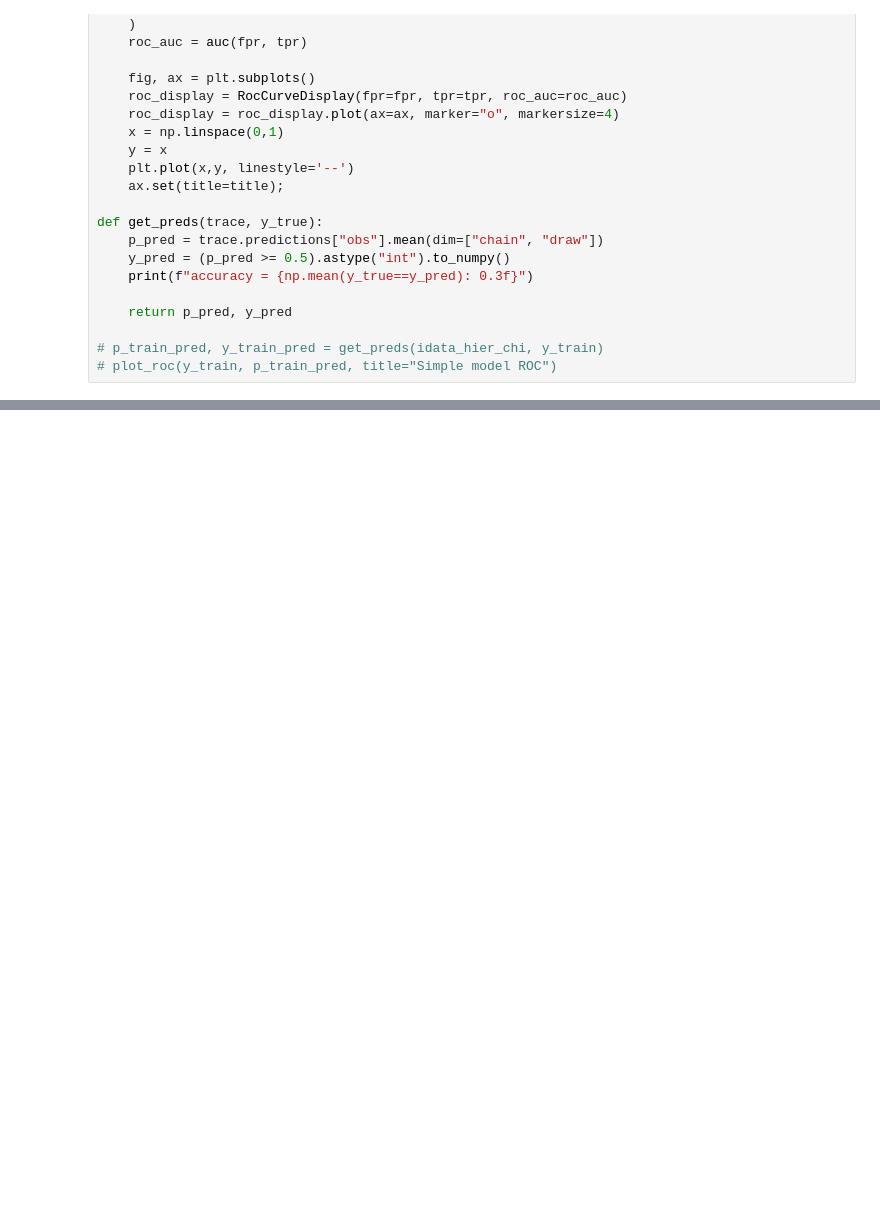
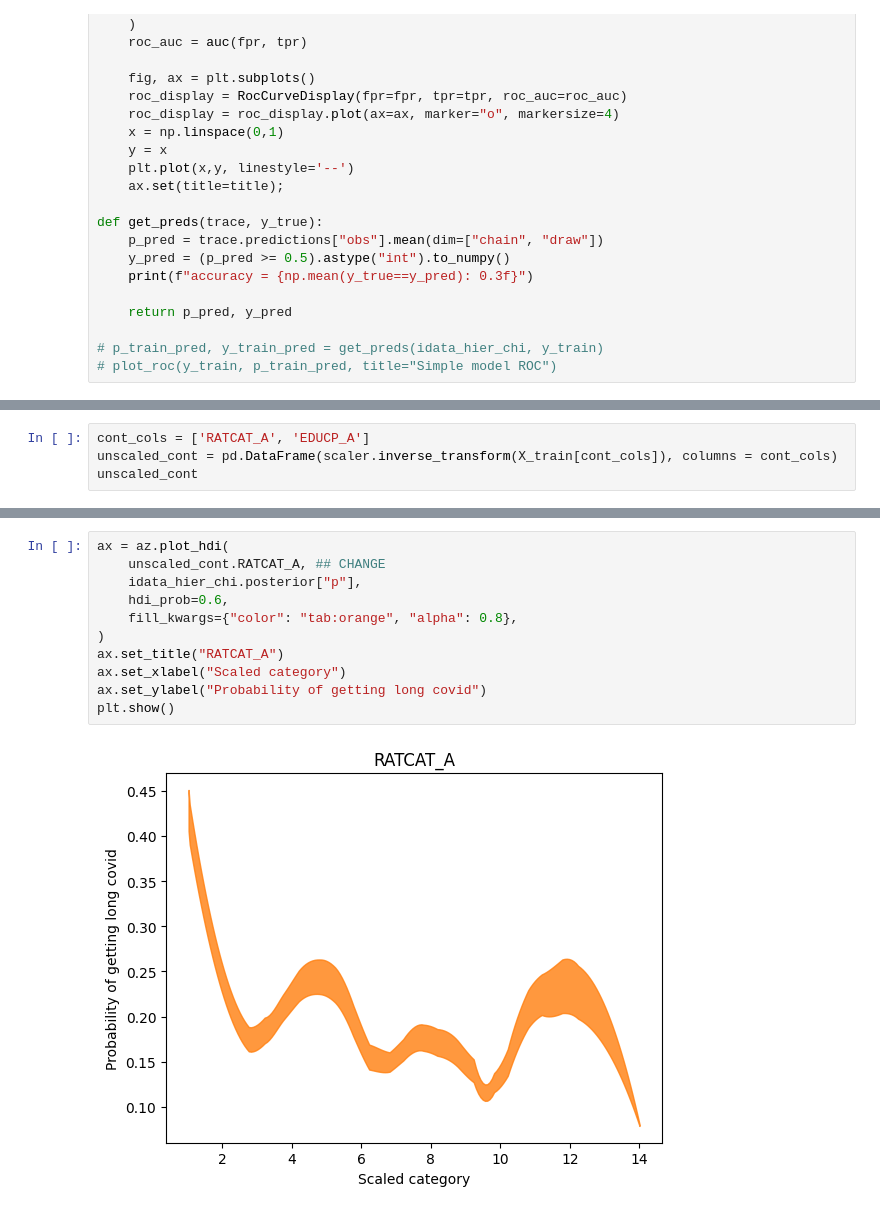
Before and after one commit to kehunter/bayesian-lcovid, a Jupyter notebook: model_testing.ipynb, the cells around one changed output, grey strips where cells are left out. Drawn from its saved outputs; the diff is of its cells as text; blank space fills up the shorter version.

```diff
--- a/model_testing.ipynb
+++ b/model_testing.ipynb
@@ -250,0 +287,4 @@ accuracy =  0.843
+# %%
+cont_cols = ['RATCAT_A', 'EDUCP_A']
+unscaled_cont = pd.DataFrame(scaler.inverse_transform(X_train[cont_cols]), columns = cont_cols)
+unscaled_cont
@@ -250,0 +305,13 @@ accuracy =  0.843
+# %%
+ax = az.plot_hdi(
+    unscaled_cont.RATCAT_A, ## CHANGE
+    idata_hier_chi.posterior["p"],
+    hdi_prob=0.6,
+    fill_kwargs={"color": "tab:orange", "alpha": 0.8},
+)
+ax.set_title("RATCAT_A")
+ax.set_xlabel("Scaled category")
+ax.set_ylabel("Probability of getting long covid")
+plt.show()
+# %% [output]
+[figure, added]
```
Also changed, not shown: parts of 14 cells of this notebook.
